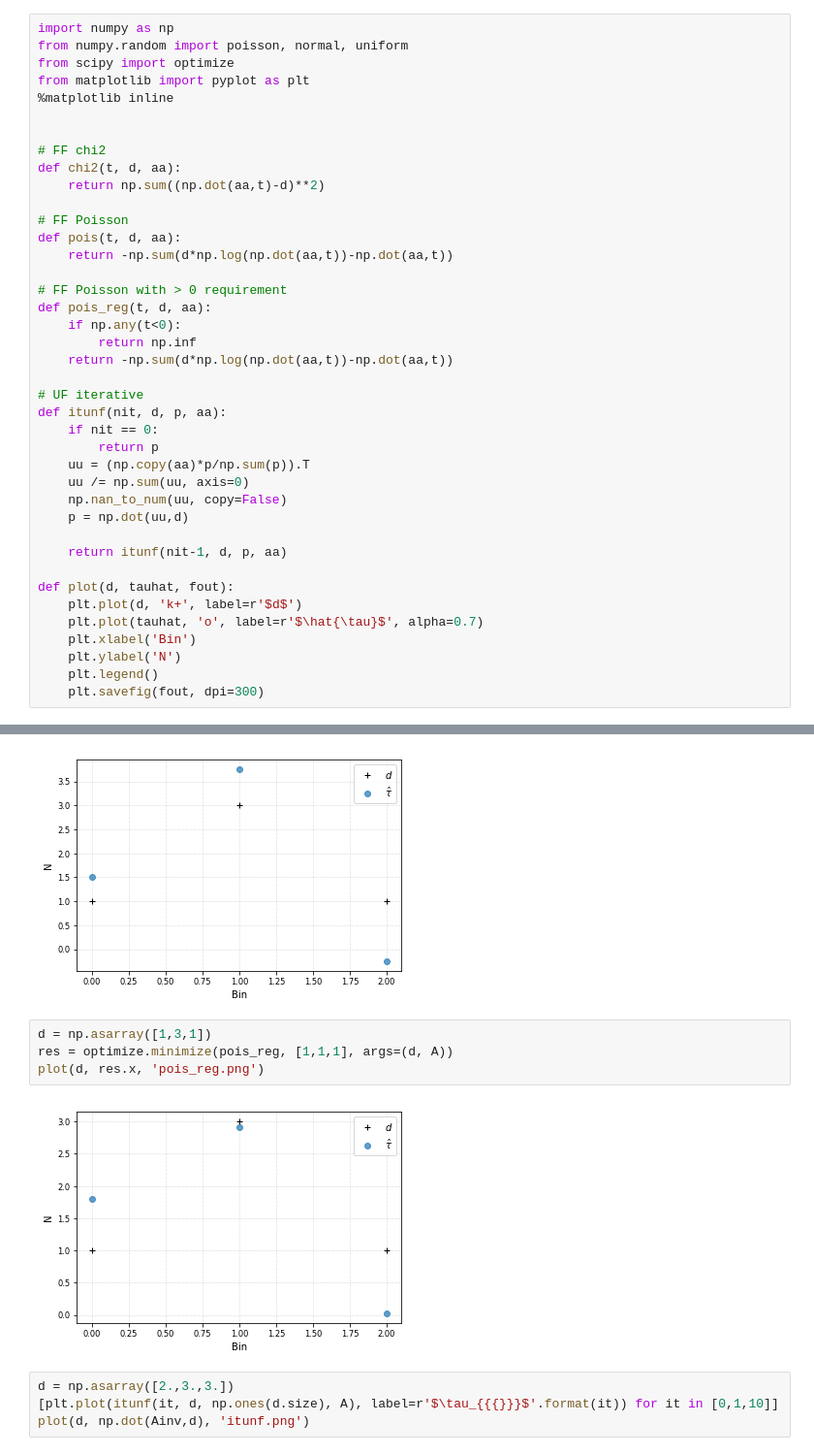
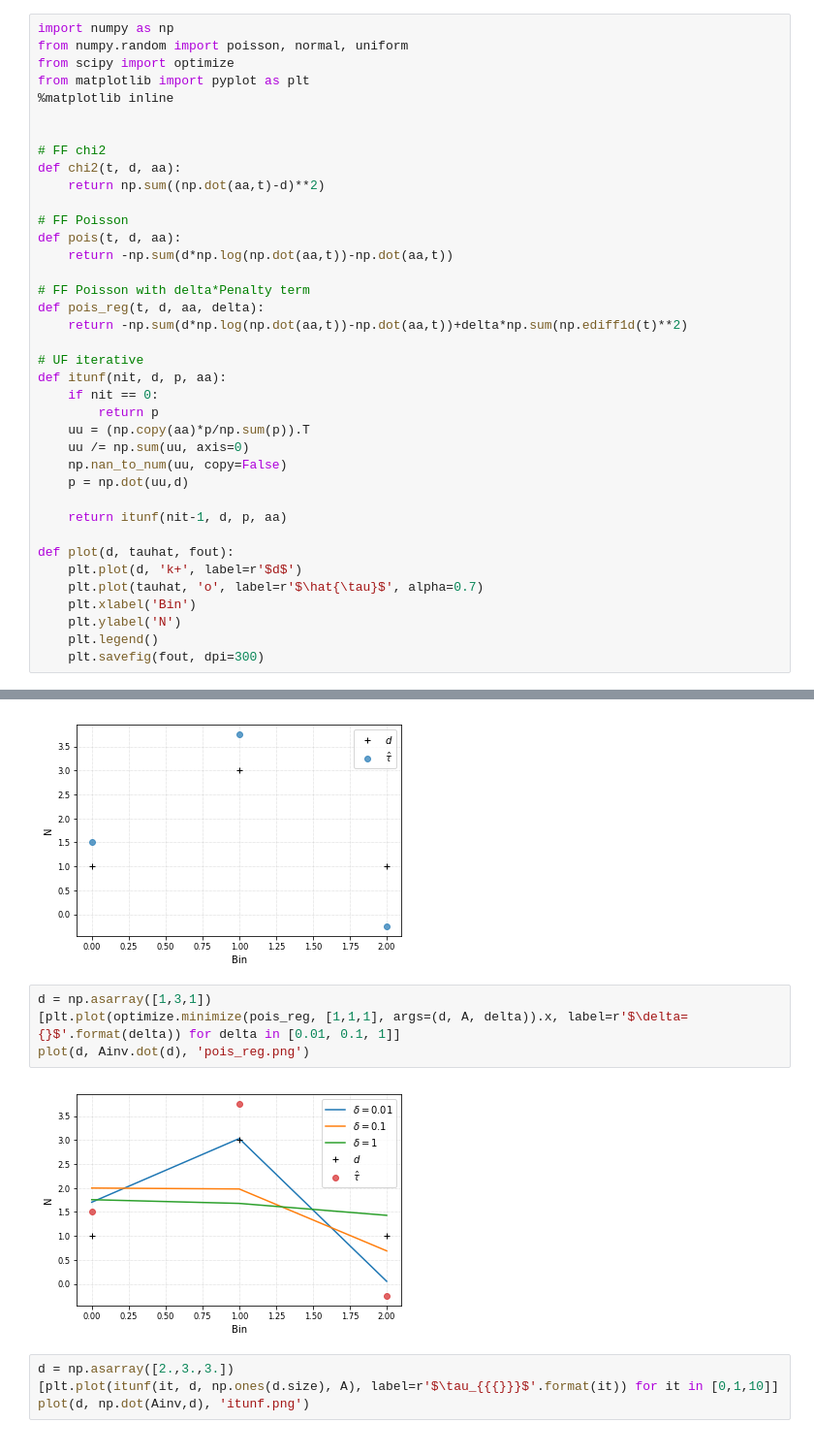
Before and after one commit to tianluyuan/ffunf, a Jupyter notebook: ffunf.ipynb, the cells around one changed output, grey strips where cells are left out. Shown at 97% size. Drawn from its saved outputs; the diff is of its cells as text.

Commit message:
add delta

```diff
--- a/ffunf.ipynb
+++ b/ffunf.ipynb
@@ -14,11 +14,9 @@ def chi2(t, d, aa):
 def pois(t, d, aa):
     return -np.sum(d*np.log(np.dot(aa,t))-np.dot(aa,t))
 
-# FF Poisson with > 0 requirement
-def pois_reg(t, d, aa):
-    if np.any(t<0):
-        return np.inf
-    return -np.sum(d*np.log(np.dot(aa,t))-np.dot(aa,t))
+# FF Poisson with delta*Penalty term
+def pois_reg(t, d, aa, delta):
+    return -np.sum(d*np.log(np.dot(aa,t))-np.dot(aa,t))+delta*np.sum(np.ediff1d(t)**2)
 
 # UF iterative
 def itunf(nit, d, p, aa):
@@ -58,10 +56,10 @@ plot(d, res.x, 'pois.png')
 [figure]
 # %%
 d = np.asarray([1,3,1])
-res = optimize.minimize(pois_reg, [1,1,1], args=(d, A))
-plot(d, res.x, 'pois_reg.png')
+[plt.plot(optimize.minimize(pois_reg, [1,1,1], args=(d, A, delta)).x, label=r'$\delta={}$'.format(delta)) for delta in [0.01, 0.1, 1]]
+plot(d, Ainv.dot(d), 'pois_reg.png')
 # %% [output]
-[figure, old version]
+[figure, new version]
 # %%
 d = np.asarray([2.,3.,3.])
 [plt.plot(itunf(it, d, np.ones(d.size), A), label=r'$\tau_{{{}}}$'.format(it)) for it in [0,1,10]]
```
